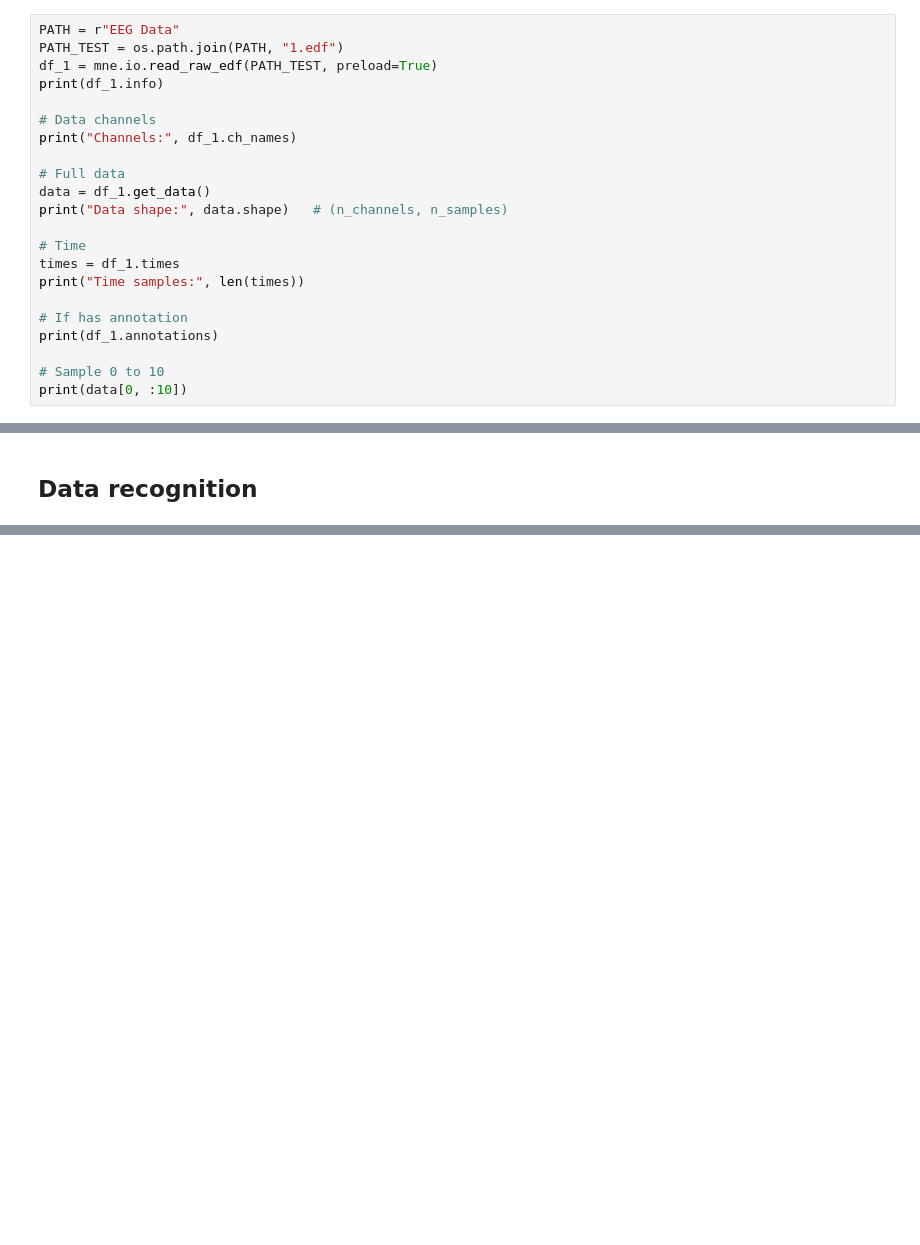
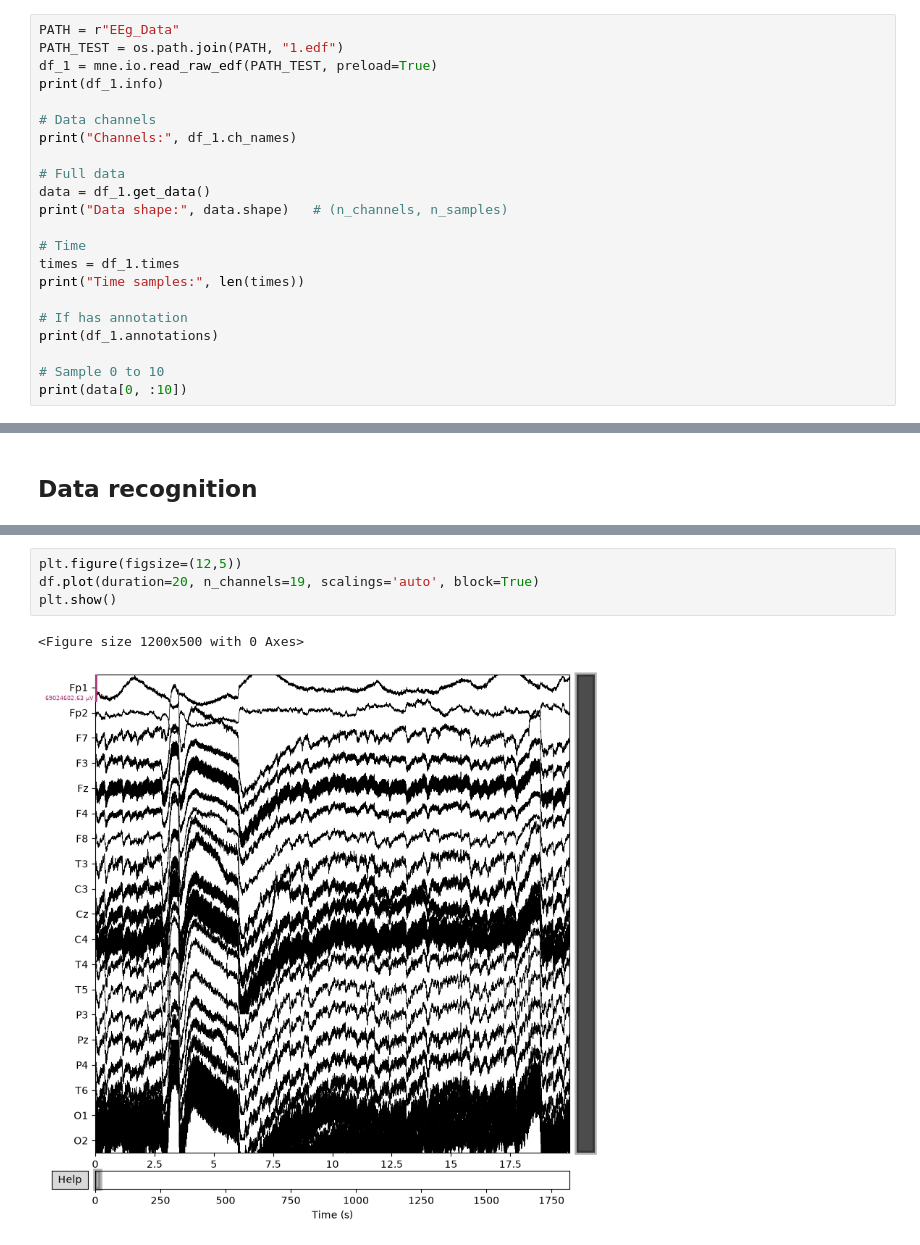
Before and after one commit to Mohsenmohebbi1993/EEG-Signals-From-Normal-and-MCI, a Jupyter notebook: Signal _EEG_data.ipynb, the cells around one changed output, grey strips where cells are left out. Cells and saved outputs as stored; diff of their text form; blank space fills up the shorter version.

Commit message:
plot each channels

```diff
--- a/Signal _EEG_data.ipynb
+++ b/Signal _EEG_data.ipynb
@@ -23,7 +23,7 @@ import mne # for read .edf file
 # %% [markdown]
 Test
 # %%
-PATH = r"EEG Data"
+PATH = r"EEg_Data"
 PATH_TEST = os.path.join(PATH, "1.edf")
 df_1 = mne.io.read_raw_edf(PATH_TEST, preload=True)
 print(df_1.info)
@@ -110,0 +133,7 @@ df_1 = mne.io.read_raw_edf(PATH_TEST, preload=True)
+# %%
+plt.figure(figsize=(12,5))
+df.plot(duration=20, n_channels=19, scalings='auto', block=True)
+plt.show()
+# %% [output]
+<Figure size 1200x500 with 0 Axes>
+[figure, added]
```
Also changed, not shown: parts of 5 cells of this notebook.
